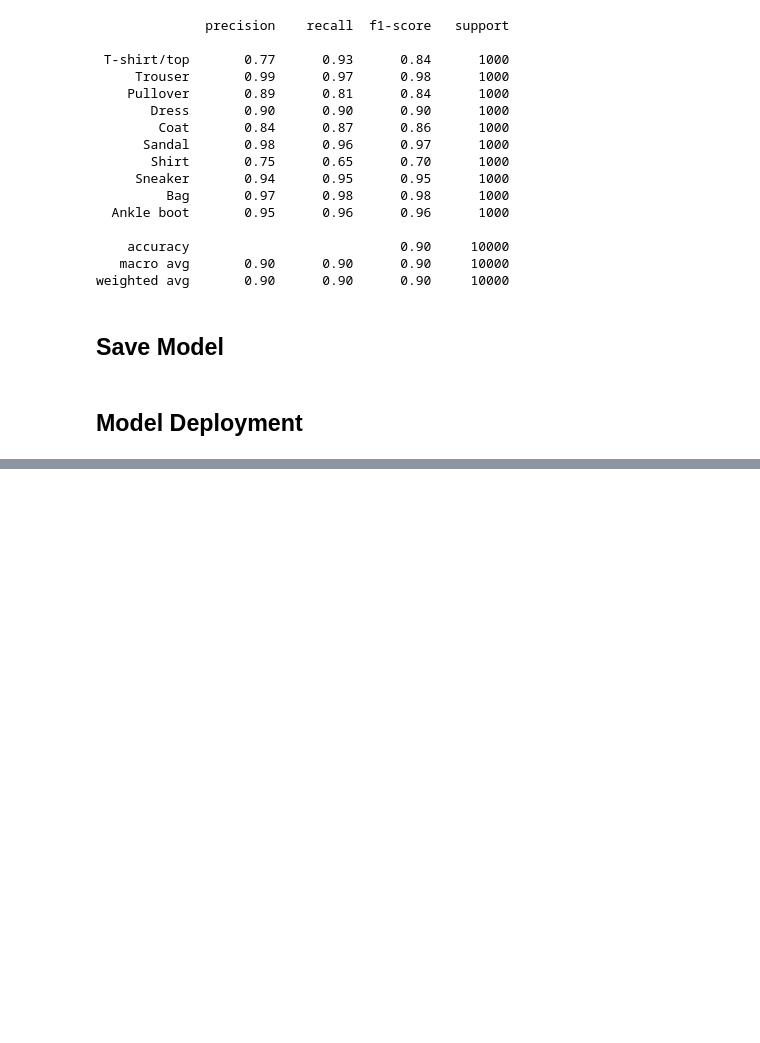
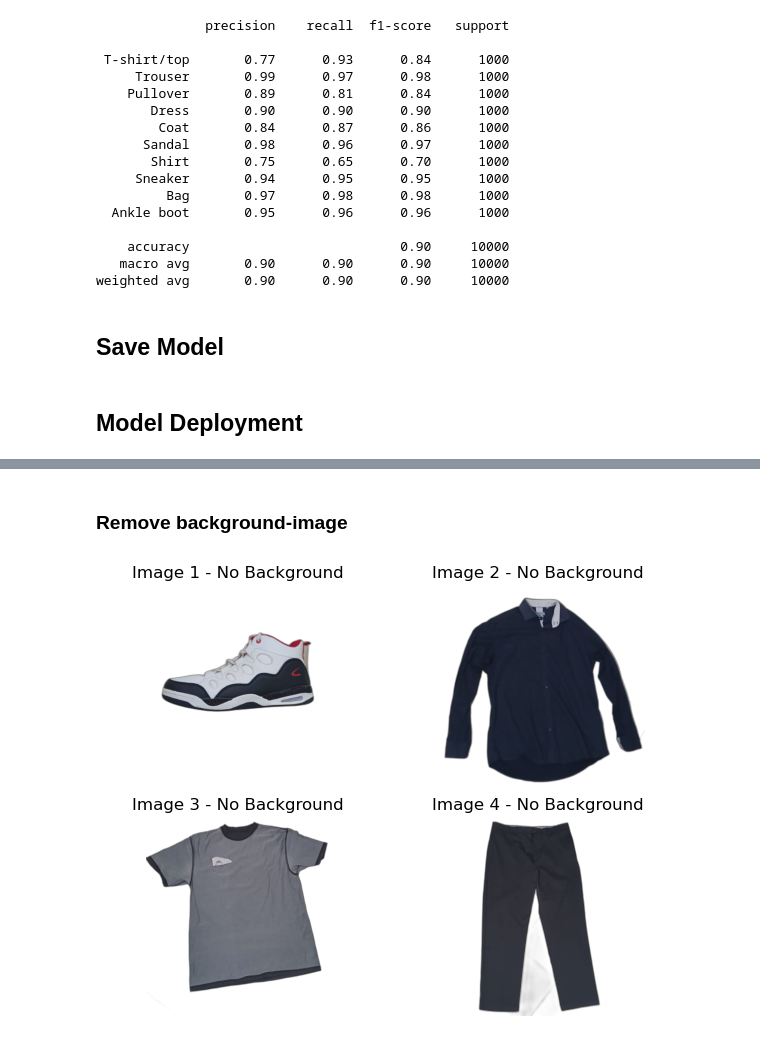
Before and after one commit to iamisaackn/AI-Fashion-Image-Classification, a Jupyter notebook: notebook.ipynb, the cells around one changed output, grey strips where cells are left out. Cells and saved outputs as stored; diff of their text form; code cells hidden in the pictures; blank space fills up the shorter version.

```diff
--- a/notebook.ipynb
+++ b/notebook.ipynb
@@ -386,0 +377,30 @@ The predicted label is Bag
+# %% [markdown]
+### **Remove background-image**
+# %%
+# Remove backgrounds
+img1_no_bg = remove(img1)
+img2_no_bg = remove(img2)
+img3_no_bg = remove(img3)
+img4_no_bg = remove(img4)
+
+# Display images without background
+fig, axs = plt.subplots(2, 2)
+
+# Display each image in the subplot
+axs[0, 0].imshow(img1_no_bg)
+axs[0, 0].set_title('Image 1 - No Background')
+axs[0, 1].imshow(img2_no_bg)
+axs[0, 1].set_title('Image 2 - No Background')
+axs[1, 0].imshow(img3_no_bg)
+axs[1, 0].set_title('Image 3 - No Background')
+axs[1, 1].imshow(img4_no_bg)
+axs[1, 1].set_title('Image 4 - No Background')
+
+# Hide axes
+for ax in axs.flat:
+    ax.axis('off')
+
+plt.tight_layout()
+plt.show();
+# %% [output]
+[figure, added]
```
Also changed, not shown: parts of 16 cells of this notebook, 5 other files.
